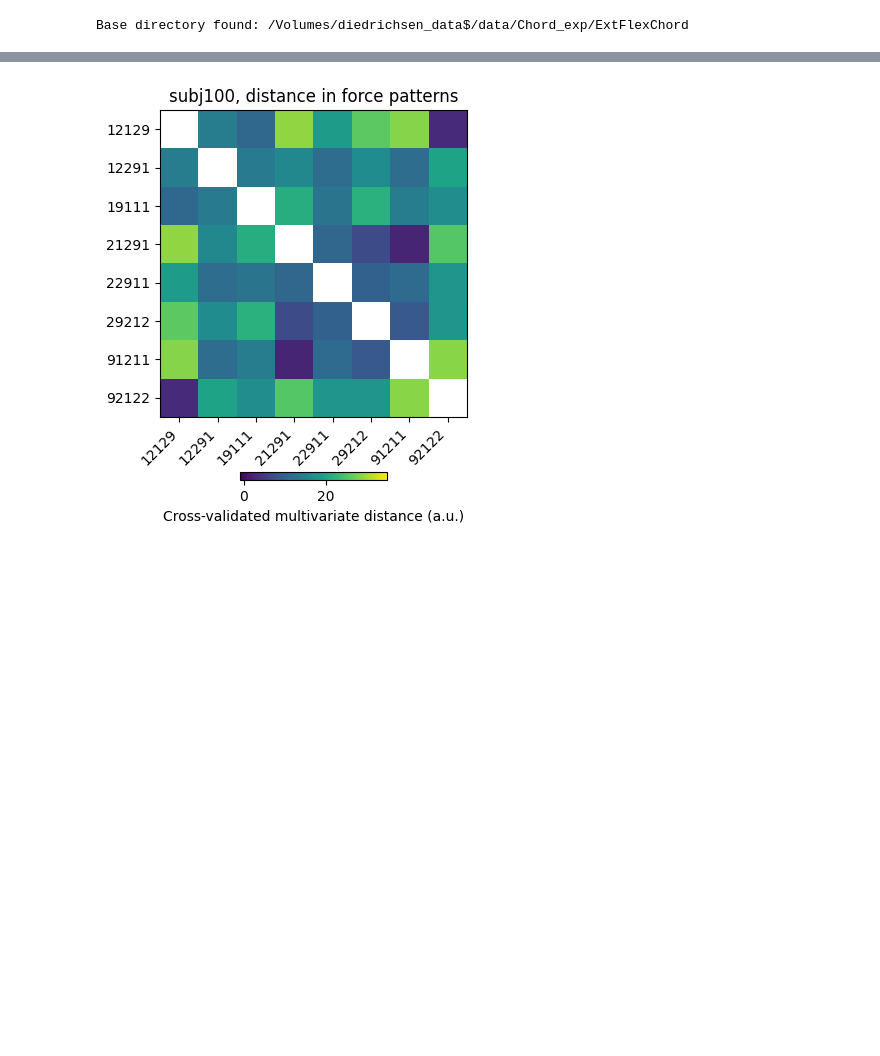
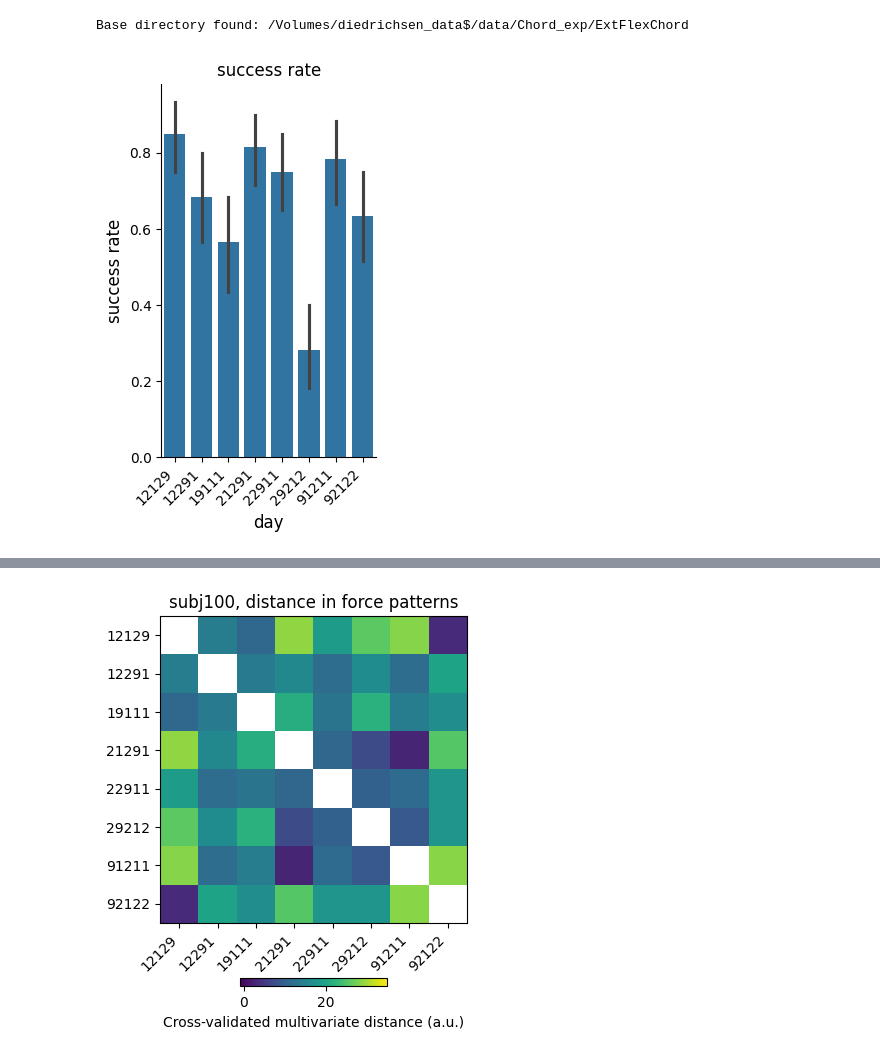
Before and after one commit to mnlmrc/extension-flexion-chords, a Jupyter notebook: efc4/notebooks/main.ipynb, the cells around one changed output, grey strips where cells are left out. Drawn from its saved outputs; the diff is of its cells as text; code cells hidden in the pictures; blank space fills up the shorter version.

```diff
--- a/efc4/notebooks/main.ipynb
+++ b/efc4/notebooks/main.ipynb
@@ -19,5 +19,34 @@ if project_path not in sys.path:
     sys.path.append(project_path)
 
 import globals as gl
+
+fontsize = 12
 # %% [output]
 Base directory found: /Volumes/diedrichsen_data$/data/Chord_exp/ExtFlexChord
+# %%
+import pandas as pd
+import seaborn as sns
+
+experiment = 'efc4'
+sn = 100
+day = 1
+
+metrics = pd.read_csv(os.path.join(gl.baseDir, experiment, gl.behavDir, f'day{day}',f'subj{sn}', 'single_trial.tsv'), sep='\t')
+# success = metrics.groupby(['subNum', 'chordID', 'day', 'chord'])['trialPoint'].mean().reset_index()
+
+fig, axs = plt.subplots(figsize=(3, 5))
+
+sns.barplot(metrics, ax=axs, x='chordID', y='trialPoint' ,)
+
+axs.legend(frameon=False, loc='lower right', ncol=1, fontsize=fontsize)
+
+axs.spines[['right', 'top']].set_visible(False)
+
+axs.set_ylabel('success rate', fontsize=fontsize)
+axs.set_xlabel('day', fontsize=fontsize)
+axs.set_title('success rate', fontsize=fontsize)
+axs.set_xticklabels(axs.get_xticklabels(), rotation=45, ha='right')
+
+fig.tight_layout()
+# %% [output]
+[figure, added]
```
Also changed, not shown: parts of 1 cell of this notebook.
